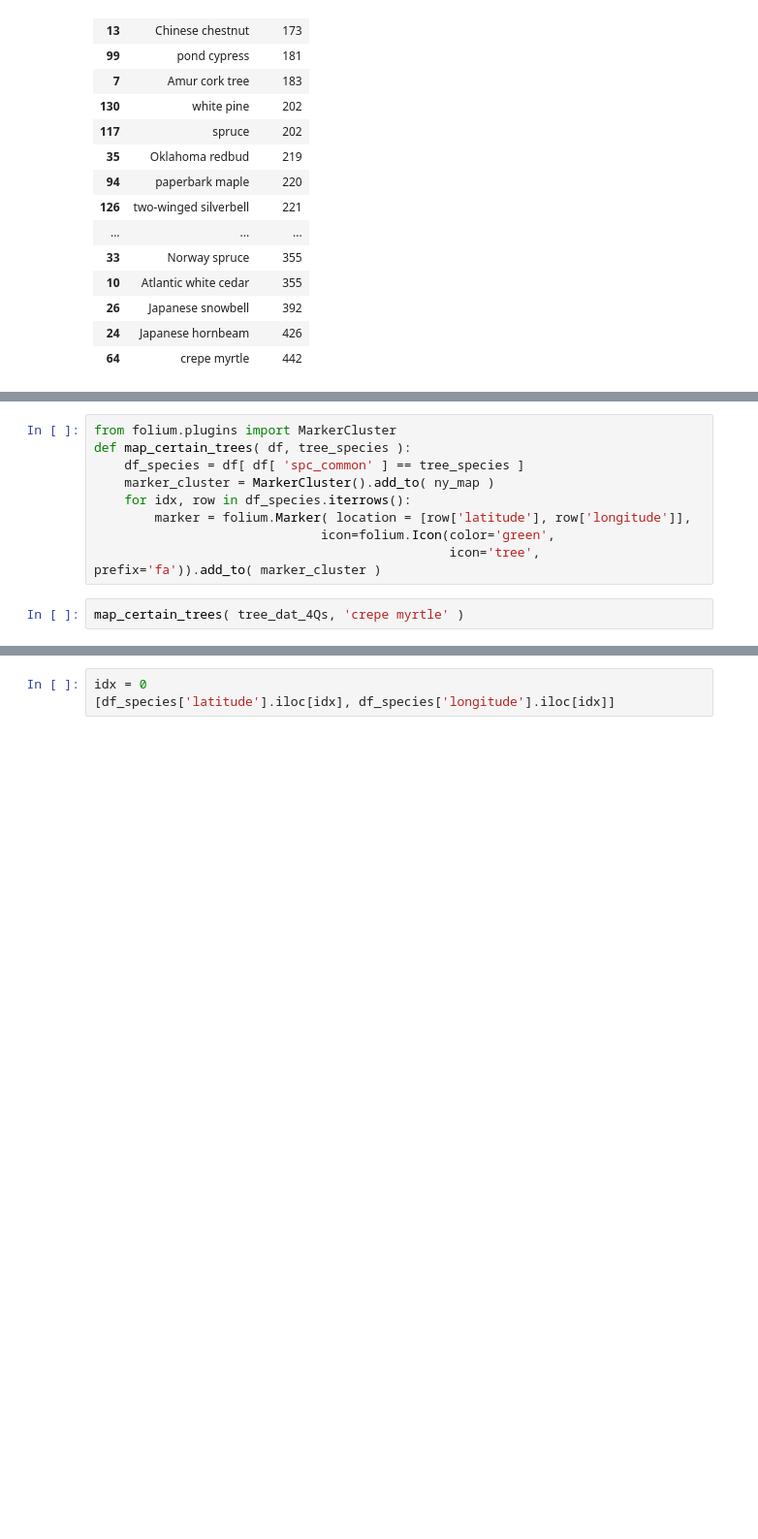
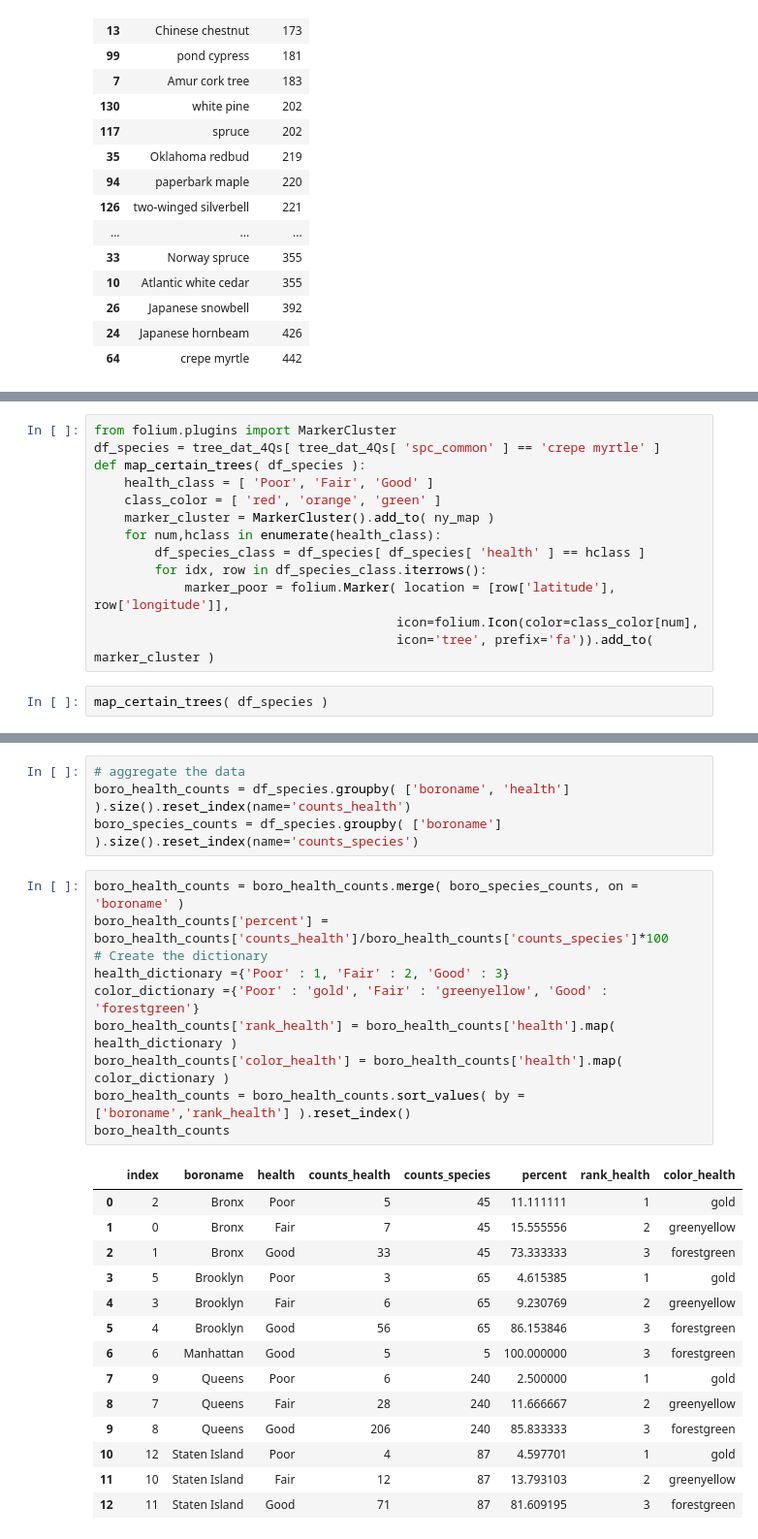
Before and after one commit to SmilodonCub/DATA608, a Jupyter notebook: hw4.ipynb, the cells around one changed output, grey strips where cells are left out. Shown at 97% size. Saved outputs shown, nothing was run; the diff lists cells and outputs as text; blank space fills up the shorter version.

Commit message:
plot concepts and interactive folium dash

```diff
--- a/hw4.ipynb
+++ b/hw4.ipynb
@@ -70,18 +93,48 @@ ny_map
 # %%
 from folium.plugins import MarkerCluster
-def map_certain_trees( df, tree_species ):
-    df_species = df[ df[ 'spc_common' ] == tree_species ]
+df_species = tree_dat_4Qs[ tree_dat_4Qs[ 'spc_common' ] == 'crepe myrtle' ]
+def map_certain_trees( df_species ):
+    health_class = [ 'Poor', 'Fair', 'Good' ]
+    class_color = [ 'red', 'orange', 'green' ]
     marker_cluster = MarkerCluster().add_to( ny_map )
-    for idx, row in df_species.iterrows():
-        marker = folium.Marker( location = [row['latitude'], row['longitude']],
-                              icon=folium.Icon(color='green',
-                                               icon='tree', prefix='fa')).add_to( marker_cluster )
+    for num,hclass in enumerate(health_class):
+        df_species_class = df_species[ df_species[ 'health' ] == hclass ]
+        for idx, row in df_species_class.iterrows():
+            marker_poor = folium.Marker( location = [row['latitude'], row['longitude']],
+                                        icon=folium.Icon(color=class_color[num],
+                                        icon='tree', prefix='fa')).add_to( marker_cluster )
-# %%
-map_certain_trees( tree_dat_4Qs, 'crepe myrtle' )
+# %%
+map_certain_trees( df_species )
 # %%
 ny_map
 # %% [output]
 [interactive output not drawn]
-# %%
-idx = 0
-[df_species['latitude'].iloc[idx], df_species['longitude'].iloc[idx]]
+# %%
+# aggregate the data
+boro_health_counts = df_species.groupby( ['boroname', 'health'] ).size().reset_index(name='counts_health')
+boro_species_counts = df_species.groupby( ['boroname'] ).size().reset_index(name='counts_species')
+# %%
+boro_health_counts = boro_health_counts.merge( boro_species_counts, on = 'boroname' )
+boro_health_counts['percent'] = boro_health_counts['counts_health']/boro_health_counts['counts_species']*100
+# Create the dictionary
+health_dictionary ={'Poor' : 1, 'Fair' : 2, 'Good' : 3}
+color_dictionary ={'Poor' : 'gold', 'Fair' : 'greenyellow', 'Good' : 'forestgreen'}
+boro_health_counts['rank_health'] = boro_health_counts['health'].map( health_dictionary )
+boro_health_counts['color_health'] = boro_health_counts['health'].map( color_dictionary )
+boro_health_counts = boro_health_counts.sort_values( by = ['boroname','rank_health'] ).reset_index()
+boro_health_counts
+# %% [output]
+|  | index | boroname | health | counts_health | counts_species | percent | rank_health | color_health |
+| 0 | 2 | Bronx | Poor | 5 | 45 | 11.111111 | 1 | gold |
+| 1 | 0 | Bronx | Fair | 7 | 45 | 15.555556 | 2 | greenyellow |
+| 2 | 1 | Bronx | Good | 33 | 45 | 73.333333 | 3 | forestgreen |
+| 3 | 5 | Brooklyn | Poor | 3 | 65 | 4.615385 | 1 | gold |
+| 4 | 3 | Brooklyn | Fair | 6 | 65 | 9.230769 | 2 | greenyellow |
+| 5 | 4 | Brooklyn | Good | 56 | 65 | 86.153846 | 3 | forestgreen |
+| 6 | 6 | Manhattan | Good | 5 | 5 | 100.000000 | 3 | forestgreen |
+| 7 | 9 | Queens | Poor | 6 | 240 | 2.500000 | 1 | gold |
+| 8 | 7 | Queens | Fair | 28 | 240 | 11.666667 | 2 | greenyellow |
+| 9 | 8 | Queens | Good | 206 | 240 | 85.833333 | 3 | forestgreen |
+| 10 | 12 | Staten Island | Poor | 4 | 87 | 4.597701 | 1 | gold |
+| 11 | 10 | Staten Island | Fair | 12 | 87 | 13.793103 | 2 | greenyellow |
+| 12 | 11 | Staten Island | Good | 71 | 87 | 81.609195 | 3 | forestgreen |
```
Also changed, not shown: parts of 17 cells of this notebook, 1 other file.
